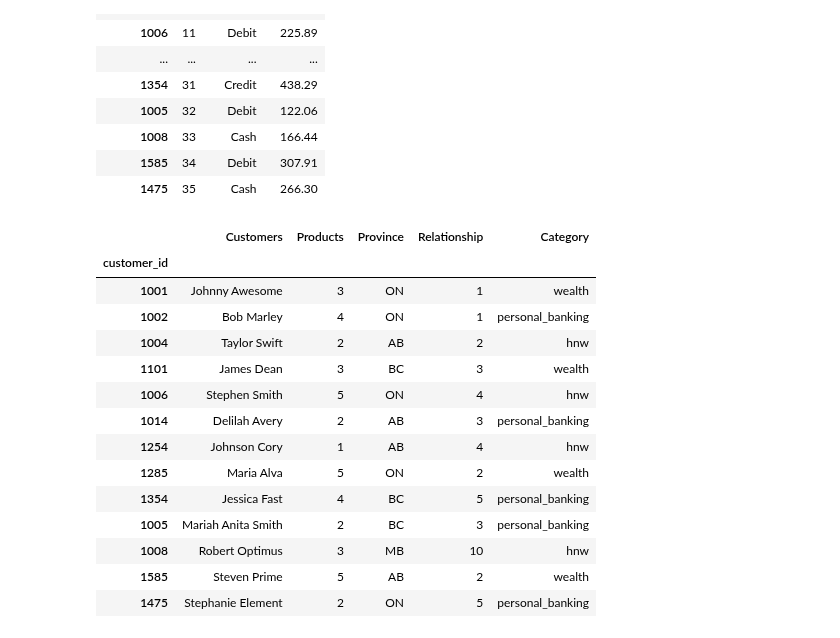
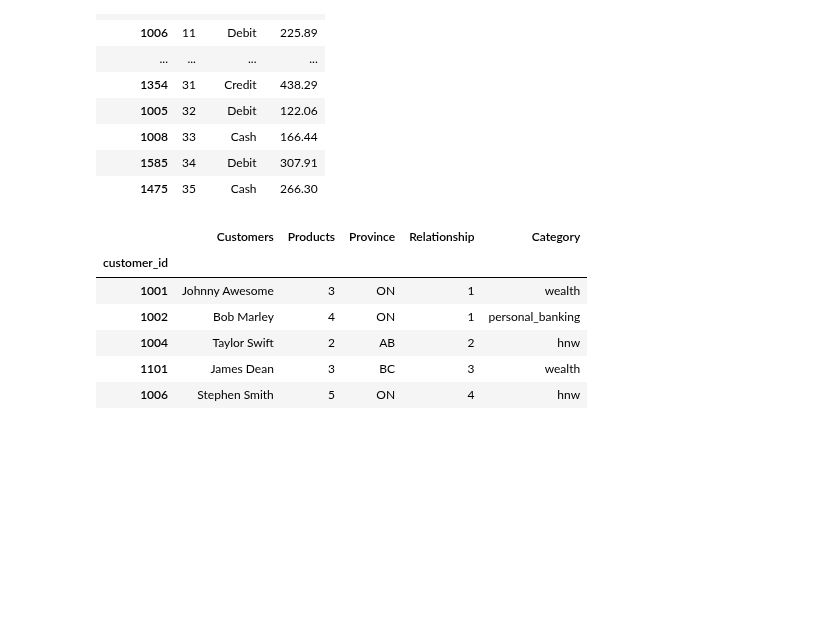
Before and after one commit to LLF00/datascience1, a Jupyter notebook: class_may17.ipynb, the cells around one changed output. Saved outputs shown, nothing was run; the diff lists cells and outputs as text; code cells hidden in the pictures; blank space fills up the shorter version.

```diff
--- a/class_may17.ipynb
+++ b/class_may17.ipynb
@@ -368,6 +439,5 @@ df[df['Relationship'].isin(range(3,6))] #select relationship based on value form
 # %%
 
-# df=df.set_index('Customers').drop(['Talyor Swift'])
-# df
+df=df.set_index('Customers').drop(['Taylor Swift'])
 df
 # %% [output]
@@ -461,23 +538,15 @@ df_trans
 | 1585 | 34 | Debit | 307.91 |
 | 1475 | 35 | Cash | 266.30 |
 # %%
-df
+df.head()
 # %% [output]
 |  | Customers | Products | Province | Relationship | Category |
 | customer_id |  |  |  |  |  |
 | 1001 | Johnny Awesome | 3 | ON | 1 | wealth |
 | 1002 | Bob Marley | 4 | ON | 1 | personal_banking |
 | 1004 | Taylor Swift | 2 | AB | 2 | hnw |
 | 1101 | James Dean | 3 | BC | 3 | wealth |
 | 1006 | Stephen Smith | 5 | ON | 4 | hnw |
-| 1014 | Delilah Avery | 2 | AB | 3 | personal_banking |
-| 1254 | Johnson Cory | 1 | AB | 4 | hnw |
-| 1285 | Maria Alva | 5 | ON | 2 | wealth |
-| 1354 | Jessica Fast | 4 | BC | 5 | personal_banking |
-| 1005 | Mariah Anita Smith | 2 | BC | 3 | personal_banking |
-| 1008 | Robert Optimus | 3 | MB | 10 | hnw |
-| 1585 | Steven Prime | 5 | AB | 2 | wealth |
-| 1475 | Stephanie Element | 2 | ON | 5 | personal_banking |
 # %%
 
 #df.index.names=['customer_id'] if index names are not the same
```
Also changed, not shown: parts of 23 cells of this notebook, 9 other files.
